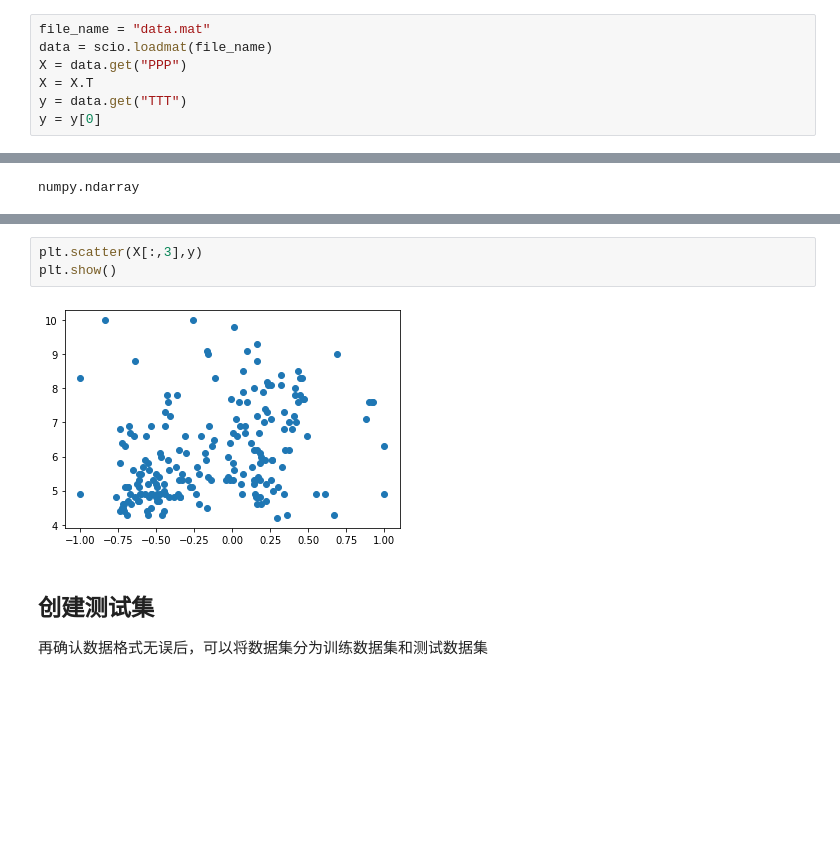
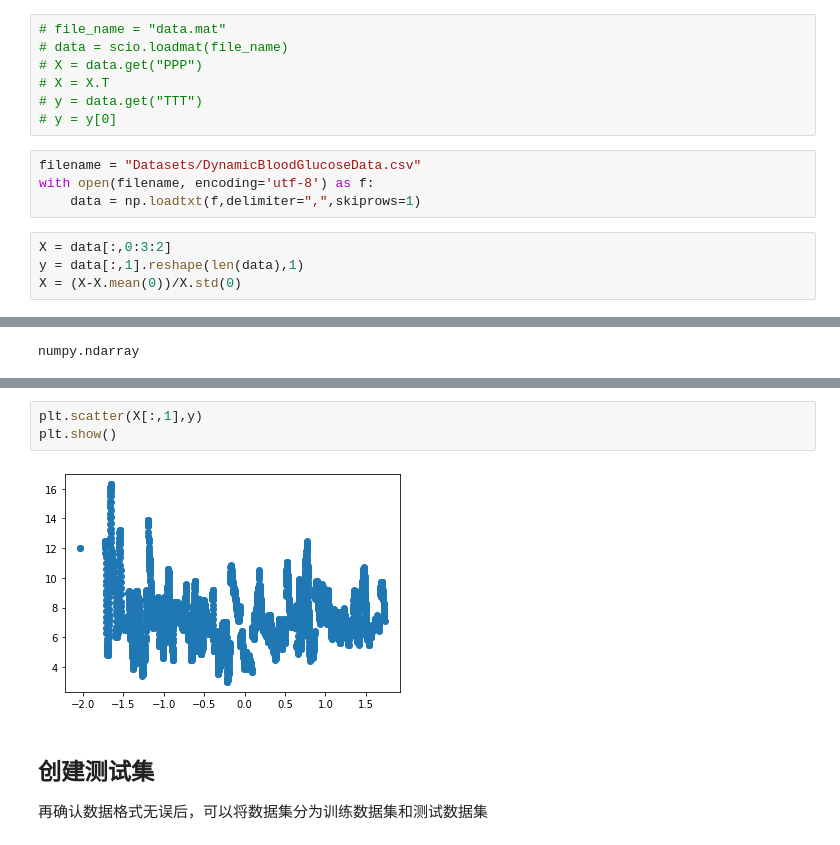
Before and after one commit to gujing2021/LinearRegressionPredictBloodGlucose, a Jupyter notebook: LinearRegressionPredict.ipynb, the cells around one changed output, grey strips where cells are left out. Saved outputs shown, nothing was run; the diff lists cells and outputs as text; blank space fills up the shorter version.

```diff
--- a/LinearRegressionPredict.ipynb
+++ b/LinearRegressionPredict.ipynb
@@ -11,12 +12,20 @@ import matplotlib.pyplot as plt
 
 数据格式为mat文件，其中`PPP`标签为和血糖相关的系数，暂时不明了具体是哪些系数，而`TTT`则是表示着对应的血糖，提取的数据如下所示，数据量较小，仅有205组数据
 # %%
-file_name = "data.mat"
-data = scio.loadmat(file_name)
-X = data.get("PPP")
-X = X.T
-y = data.get("TTT")
-y = y[0]
+# file_name = "data.mat"
+# data = scio.loadmat(file_name)
+# X = data.get("PPP")
+# X = X.T
+# y = data.get("TTT")
+# y = y[0]
+# %%
+filename = "Datasets/DynamicBloodGlucoseData.csv"
+with open(filename, encoding='utf-8') as f:
+    data = np.loadtxt(f,delimiter=",",skiprows=1)
+# %%
+X = data[:,0:3:2]
+y = data[:,1].reshape(len(data),1)
+X = (X-X.mean(0))/X.std(0)
 # %%
 # 确认X和y数据第一维一致
 print("X.shape :", X.shape, " y.shape: ", y.shape)
@@ -58,8 +66,8 @@ array([6.6, 9.1, 5.1, 5.3, 4.6, 6.3, 8.1, 4.7, 5.2])
 # %%
-plt.scatter(X[:,3],y)
+plt.scatter(X[:,1],y)
 plt.show()
 # %% [output]
-[figure, old version]
+[figure, new version]
 # %% [markdown]
 ## 创建测试集
 
```
Also changed, not shown: parts of 30 cells of this notebook, 3 other files.
